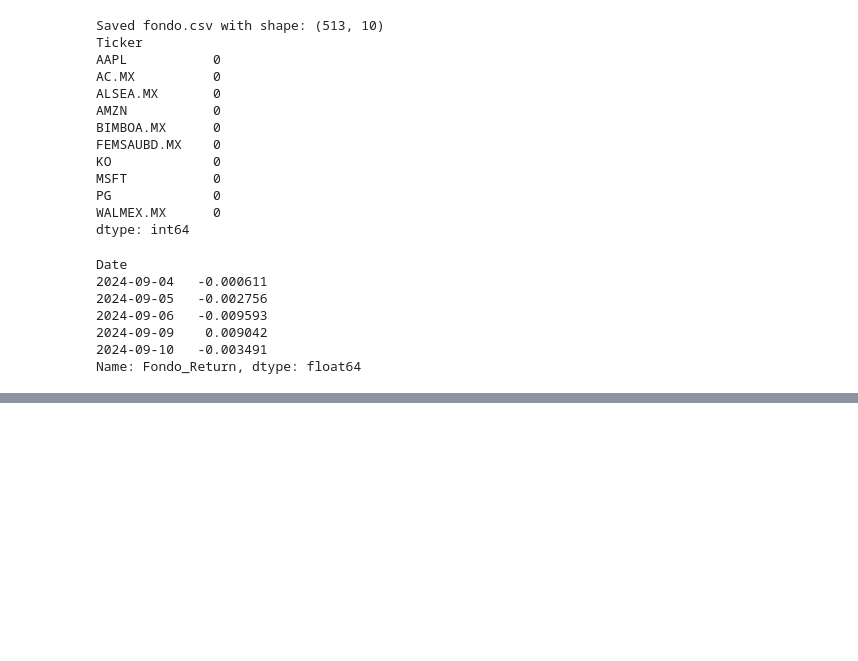
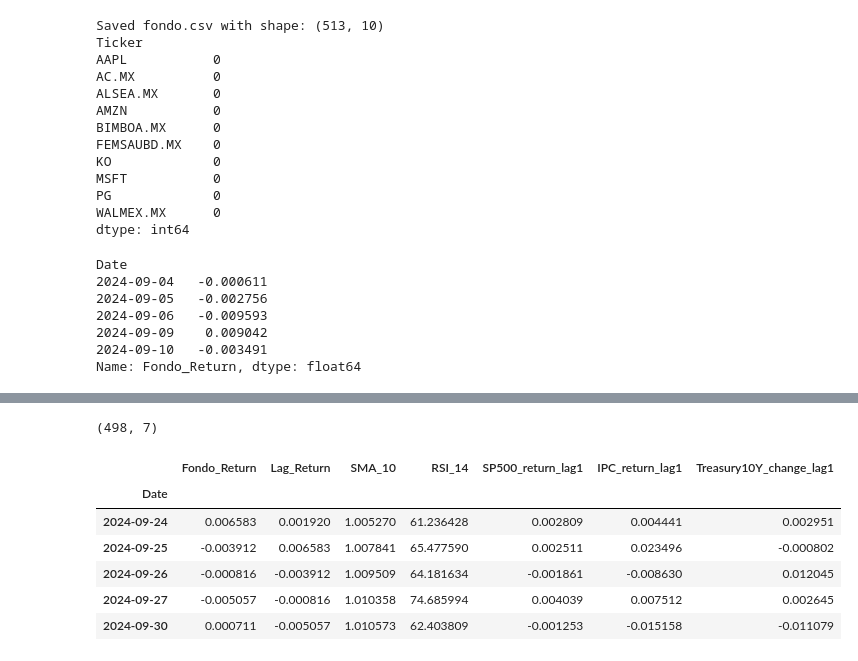
Before and after one commit to a00841144/Algorithms_Course_Repository_K, a Jupyter notebook: exercises/TEAMEVIDENCE_1.ipynb, the cells around one changed output, grey strips where cells are left out. Cells and saved outputs as stored; diff of their text form; code cells hidden in the pictures; blank space fills up the shorter version.

```diff
--- a/exercises/TEAMEVIDENCE_1.ipynb
+++ b/exercises/TEAMEVIDENCE_1.ipynb
@@ -104,0 +133,16 @@ macro_returns_lagged.head()
+# %%
+model_data = pd.concat([fondo_return, tech, macro_returns_lagged], axis=1)
+model_data = model_data.dropna()
+model_data.to_csv("model_data.csv")
+
+print(model_data.shape)
+model_data.head()
+# %% [output]
+(498, 7)
+|  | Fondo_Return | Lag_Return | SMA_10 | RSI_14 | SP500_return_lag1 | IPC_return_lag1 | Treasury10Y_change_lag1 |
+| Date |  |  |  |  |  |  |  |
+| 2024-09-24 | 0.006583 | 0.001920 | 1.005270 | 61.236428 | 0.002809 | 0.004441 | 0.002951 |
+| 2024-09-25 | -0.003912 | 0.006583 | 1.007841 | 65.477590 | 0.002511 | 0.023496 | -0.000802 |
+| 2024-09-26 | -0.000816 | -0.003912 | 1.009509 | 64.181634 | -0.001861 | -0.008630 | 0.012045 |
+| 2024-09-27 | -0.005057 | -0.000816 | 1.010358 | 74.685994 | 0.004039 | 0.007512 | 0.002645 |
+| 2024-09-30 | 0.000711 | -0.005057 | 1.010573 | 62.403809 | -0.001253 | -0.015158 | -0.011079 |
```
Also changed, not shown: parts of 7 cells of this notebook, 4 other files.
